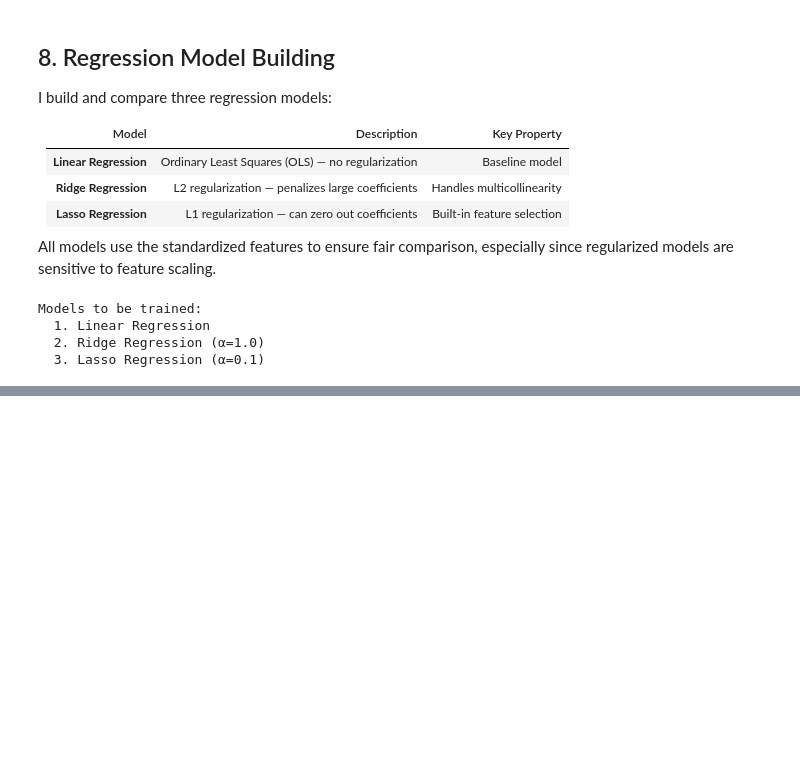
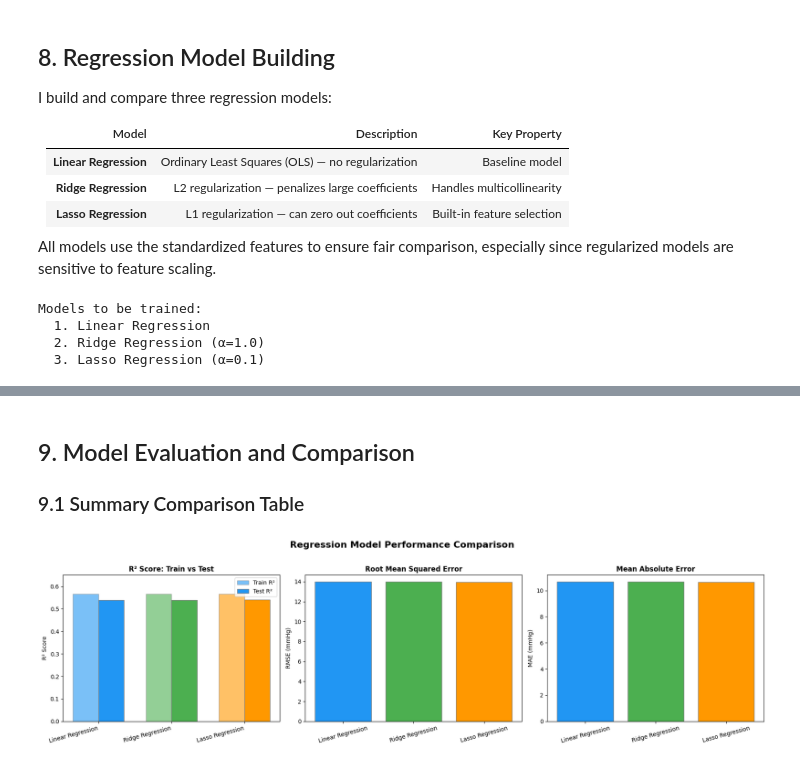
Before and after one commit to olkanth/MSCS_634_ProjectDeliverable_2, a Jupyter notebook: MSCS_634_Project_Deliverable2.ipynb, the cells around one changed output, grey strips where cells are left out. Drawn from its saved outputs; the diff is of its cells as text; code cells hidden in the pictures; blank space fills up the shorter version.

```diff
--- a/MSCS_634_Project_Deliverable2.ipynb
+++ b/MSCS_634_Project_Deliverable2.ipynb
@@ -583,0 +584,48 @@ for name, model in models.items():
+# %% [markdown]
+## 9. Model Evaluation and Comparison
+
+### 9.1 Summary Comparison Table
+# %%
+# ============================================================
+# 9.2 Bar Chart — Model Performance Metrics
+# ============================================================
+fig, axes = plt.subplots(1, 3, figsize=(18, 5))
+
+model_names_short = [name.split('(')[0].strip() for name in results.keys()]
+colors = ['#2196F3', '#4CAF50', '#FF9800', '#9C27B0']
+
+# R² Comparison (Train vs Test)
+x = np.arange(len(model_names_short))
+width = 0.35
+axes[0].bar(x - width/2, [r['train_r2'] for r in results.values()], width,
+            label='Train R²', color=colors, alpha=0.6, edgecolor='gray')
+axes[0].bar(x + width/2, [r['test_r2'] for r in results.values()], width,
+            label='Test R²', color=colors, alpha=1.0, edgecolor='gray')
+axes[0].set_ylabel('R² Score')
+axes[0].set_title('R² Score: Train vs Test', fontweight='bold')
+axes[0].set_xticks(x)
+axes[0].set_xticklabels(model_names_short, rotation=15, ha='right')
+axes[0].legend()
+axes[0].set_ylim(0, max([r['train_r2'] for r in results.values()]) * 1.15)
+
+# RMSE Comparison
+axes[1].bar(model_names_short, [r['rmse'] for r in results.values()],
+            color=colors, edgecolor='gray')
+axes[1].set_ylabel('RMSE (mmHg)')
+axes[1].set_title('Root Mean Squared Error', fontweight='bold')
+axes[1].tick_params(axis='x', rotation=15)
+
+# MAE Comparison
+axes[2].bar(model_names_short, [r['mae'] for r in results.values()],
+            color=colors, edgecolor='gray')
+axes[2].set_ylabel('MAE (mmHg)')
+axes[2].set_title('Mean Absolute Error', fontweight='bold')
+axes[2].tick_params(axis='x', rotation=15)
+
+plt.suptitle('Regression Model Performance Comparison',
+             fontsize=16, fontweight='bold', y=1.02)
+plt.tight_layout()
+plt.savefig('Visualizations/3_model_comparison_metrics.png', dpi=150, bbox_inches='tight')
+plt.show()
+# %% [output]
+[figure, added]
```
Also changed, not shown: parts of 16 cells of this notebook.
